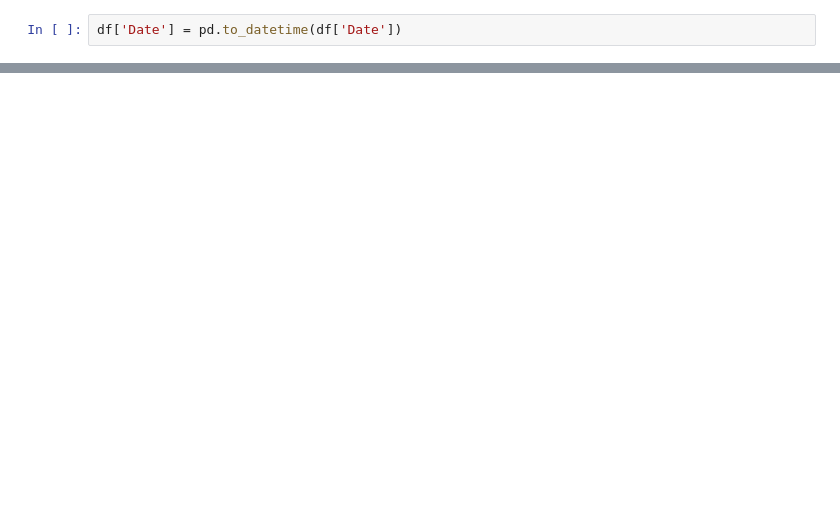
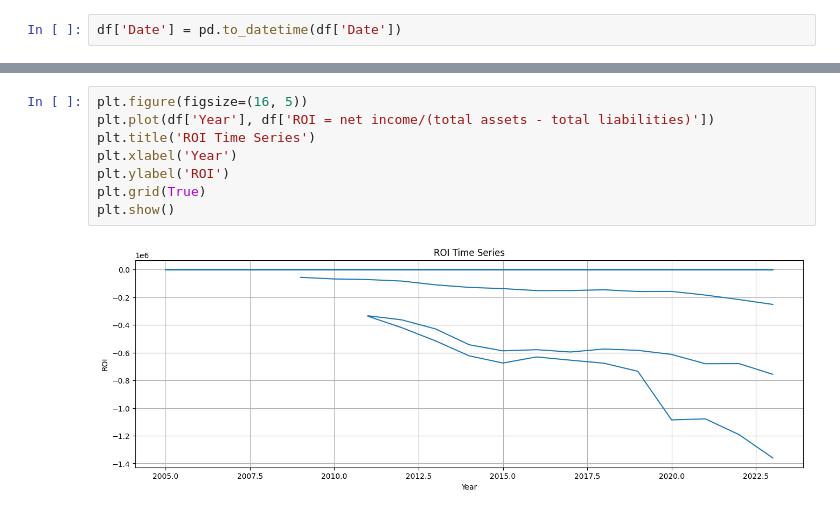
Before and after one commit to lakshitakaushik/portfolio, a Jupyter notebook: Untitled0.ipynb, the cells around one changed output, grey strips where cells are left out. Cells and saved outputs as stored; diff of their text form; blank space fills up the shorter version.

```diff
--- a/Untitled0.ipynb
+++ b/Untitled0.ipynb
@@ -51,0 +137,10 @@ Yes Bank              137760.539309
+# %%
+plt.figure(figsize=(16, 5))
+plt.plot(df['Year'], df['ROI = net income/(total assets - total liabilities)'])
+plt.title('ROI Time Series')
+plt.xlabel('Year')
+plt.ylabel('ROI')
+plt.grid(True)
+plt.show()
+# %% [output]
+[figure, added]
```
Also changed, not shown: parts of 14 cells of this notebook.
